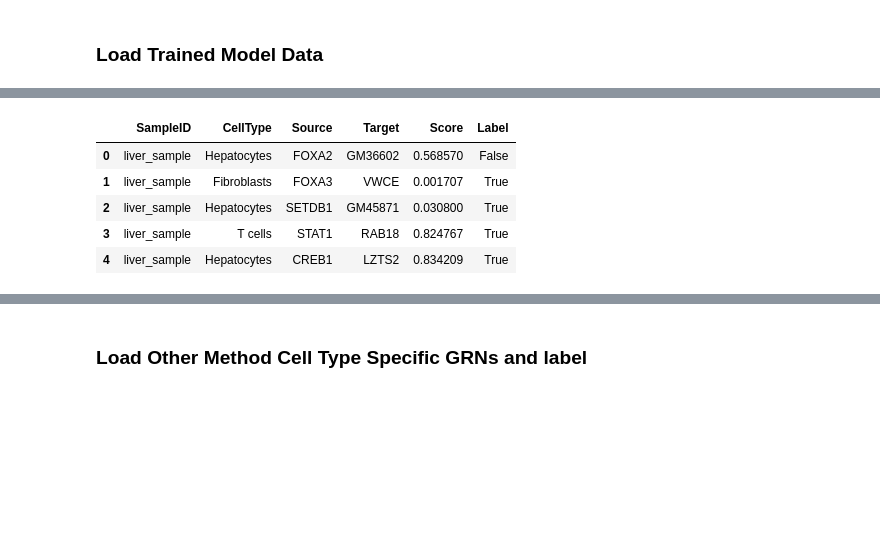
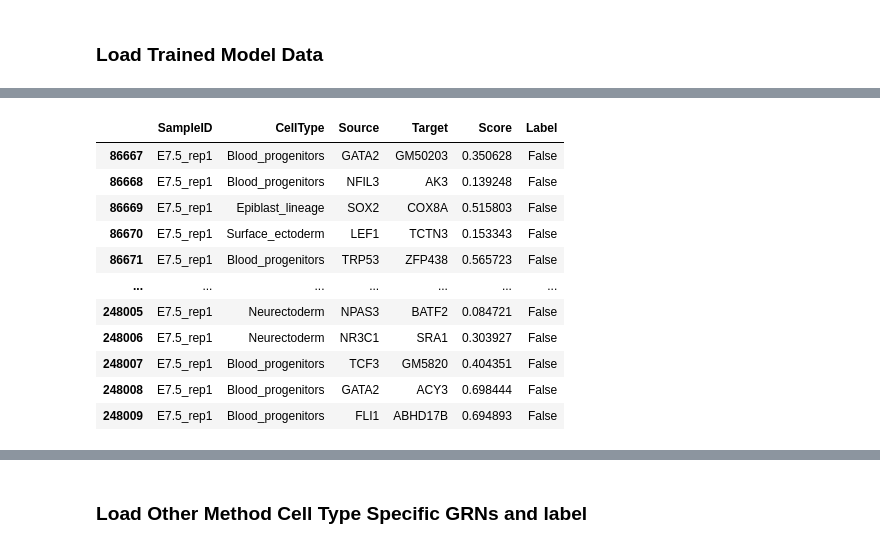
Before and after one commit to emoeller80281/Custom_GRN_Inference, a Jupyter notebook: TETHER/scripts/celltype_model_evaluation.ipynb, the cells around one changed output, grey strips where cells are left out. Saved outputs shown, nothing was run; the diff lists cells and outputs as text; code cells hidden in the pictures; blank space fills up the shorter version.

```diff
--- a/TETHER/scripts/celltype_model_evaluation.ipynb
+++ b/TETHER/scripts/celltype_model_evaluation.ipynb
@@ -345,8 +584,10 @@ def load_tf_tg_regulation_model(
 # %%
 species = "mm10"
 
+model_run_name = "celltype_joint_3884266_20260921_100631_205004"
+
 mm10_tf_dna_path = CHKPT_DIR / "new_tf_dna_models" / "mm10_3831017_epoch_12.ckpt"
-model_checkpoint = CHKPT_DIR / "celltype_tf_tg" / "celltype_joint_3881696_20260916_181748_296478" / "checkpoints" / "last.ckpt"
+model_checkpoint = CHKPT_DIR / "celltype_tf_tg" / model_run_name / "checkpoints" / "last.ckpt"
 
 device = torch.device("cuda" if torch.cuda.is_available() else "cpu")
 
@@ -691,30 +650,46 @@ inputs
 # %%
-inputs = pd.concat([ds.inputs for ds in test_dataset.datasets], ignore_index=True)
-test_set_predictions = inputs[[
-    "sample_id", "cell_type", "tf_name", "tg_id", "label"
-]].copy()
-test_set_predictions["probability"] = eval_probs.numpy()
-test_set_predictions["predicted_label"] = (
-    test_set_predictions["probability"] >= 0.5
-).astype(np.int8)
+trained_model = trained_model.to(device)
+test_set_grn_path = model_checkpoint.parent.parent / "test_set_grn.csv"
 
-grn_columns = ["SampleID", "CellType", "Source", "Target", "Score", "Label"]
-evaluation_grn = (
-    test_set_predictions
-    .rename(columns={
-        "sample_id": "SampleID",
-        "cell_type": "CellType",
-        "tf_name": "Source",
-        "tg_id": "Target",
-        "probability": "Score",
-        "label": "Label"
-    })
-    .loc[:, grn_columns]
-    .assign(
-        Source=lambda frame: frame["Source"].astype(str).str.upper(),
-        Target=lambda frame: frame["Target"].astype(str).str.upper(),
+training_sample_list = [sample.split(":")[1] for sample in test_run_config["dataset"] if sample not in test_run_config["holdout_sample"]]
+trainin_sample_names = "_".join(training_sample_list)
+
+if not test_set_grn_path.is_file():
+    print(f"Generating GRN for {trainin_sample_names} model test")
+    eval_loss, eval_auroc, eval_probs, eval_labels = evaluate(trained_model, test_dataloader)
+
+    inputs = pd.concat([ds.inputs for ds in test_dataset.datasets], ignore_index=True)
+    test_set_predictions = inputs[[
+        "sample_id", "cell_type", "tf_name", "tg_id", "label"
+    ]].copy()
+    test_set_predictions["probability"] = eval_probs.numpy()
+    test_set_predictions["predicted_label"] = (
+        test_set_predictions["probability"] >= 0.5
+    ).astype(np.int8)
+
+    grn_columns = ["SampleID", "CellType", "Source", "Target", "Score", "Label"]
+    test_set_grn = (
+        test_set_predictions
+        .rename(columns={
+            "sample_id": "SampleID",
+            "cell_type": "CellType",
+            "tf_name": "Source",
+            "tg_id": "Target",
+            "probability": "Score",
+            "label": "Label"
+        })
+        .loc[:, grn_columns]
+        .assign(
+            Source=lambda frame: frame["Source"].astype(str).str.upper(),
+            Target=lambda frame: frame["Target"].astype(str).str.upper(),
+        )
     )
-)
 
-display(evaluation_grn.head())
+    self_trained_grn = test_set_grn[test_set_grn["SampleID"].isin(training_sample_list)]
+
+    self_trained_grn.to_csv(test_set_grn_path, index=False)
+else:
+    self_trained_grn = pd.read_csv(test_set_grn_path)
+
+display(self_trained_grn)
 # %% [output]
@@ -721,6 +697,12 @@ display(evaluation_grn.head())
 |  | SampleID | CellType | Source | Target | Score | Label |
-| 0 | liver_sample | Hepatocytes | FOXA2 | GM36602 | 0.568570 | False |
-| 1 | liver_sample | Fibroblasts | FOXA3 | VWCE | 0.001707 | True |
-| 2 | liver_sample | Hepatocytes | SETDB1 | GM45871 | 0.030800 | True |
-| 3 | liver_sample | T cells | STAT1 | RAB18 | 0.824767 | True |
-| 4 | liver_sample | Hepatocytes | CREB1 | LZTS2 | 0.834209 | True |
+| 86667 | E7.5_rep1 | Blood_progenitors | GATA2 | GM50203 | 0.350628 | False |
+| 86668 | E7.5_rep1 | Blood_progenitors | NFIL3 | AK3 | 0.139248 | False |
+| 86669 | E7.5_rep1 | Epiblast_lineage | SOX2 | COX8A | 0.515803 | False |
+| 86670 | E7.5_rep1 | Surface_ectoderm | LEF1 | TCTN3 | 0.153343 | False |
+| 86671 | E7.5_rep1 | Blood_progenitors | TRP53 | ZFP438 | 0.565723 | False |
+| ... | ... | ... | ... | ... | ... | ... |
+| 248005 | E7.5_rep1 | Neurectoderm | NPAS3 | BATF2 | 0.084721 | False |
+| 248006 | E7.5_rep1 | Neurectoderm | NR3C1 | SRA1 | 0.303927 | False |
+| 248007 | E7.5_rep1 | Blood_progenitors | TCF3 | GM5820 | 0.404351 | False |
+| 248008 | E7.5_rep1 | Blood_progenitors | GATA2 | ACY3 | 0.698444 | False |
+| 248009 | E7.5_rep1 | Blood_progenitors | FLI1 | ABHD17B | 0.694893 | False |
```
Also changed, not shown: parts of 28 cells of this notebook, 3 other files.
